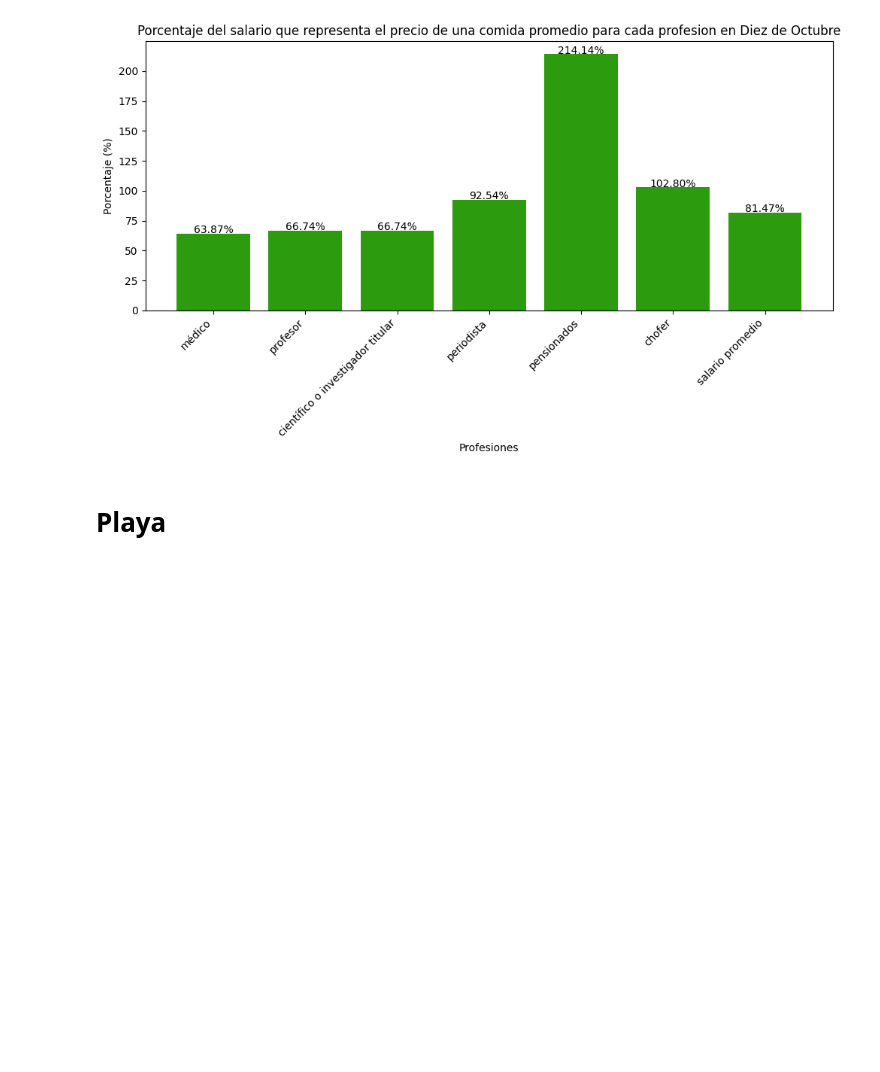
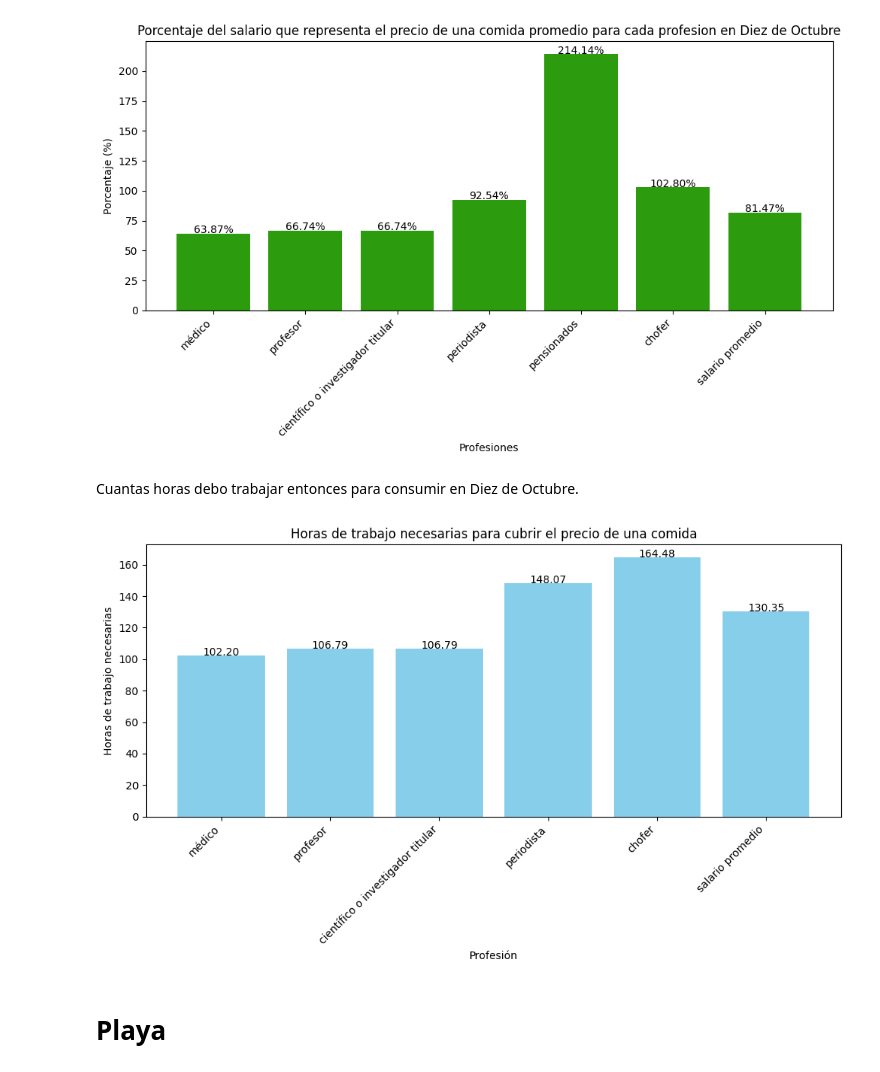
Before and after one commit to angie-rosquet/PROYECTEO-PRO-ICD, a Jupyter notebook: Un_Lujo_Para_El_Paladar.ipynb, the cells around one changed output. Saved outputs shown, nothing was run; the diff lists cells and outputs as text; code cells hidden in the pictures; blank space fills up the shorter version.

```diff
--- a/Un_Lujo_Para_El_Paladar.ipynb
+++ b/Un_Lujo_Para_El_Paladar.ipynb
@@ -367,6 +372,12 @@ Con este resultado vemos que los precios entre Centro Habana y Diez de Octubre s
 bp.plot_salary_percentage(bp.json_salary_cuba, total_d_1 , "Diez de Octubre")
 # %% [output]
 [figure]
+# %% [markdown]
+Cuantas horas debo trabajar entonces para consumir en Diez de Octubre.
+# %%
+bp.plot_working_hours_by_profession(bp.dic_generator(bp.json_salary_cuba), total_d_1)
+# %% [output]
+[figure, added]
 # %% [markdown]
 # Playa
 # %%
```
Also changed, not shown: parts of 5 cells of this notebook.
